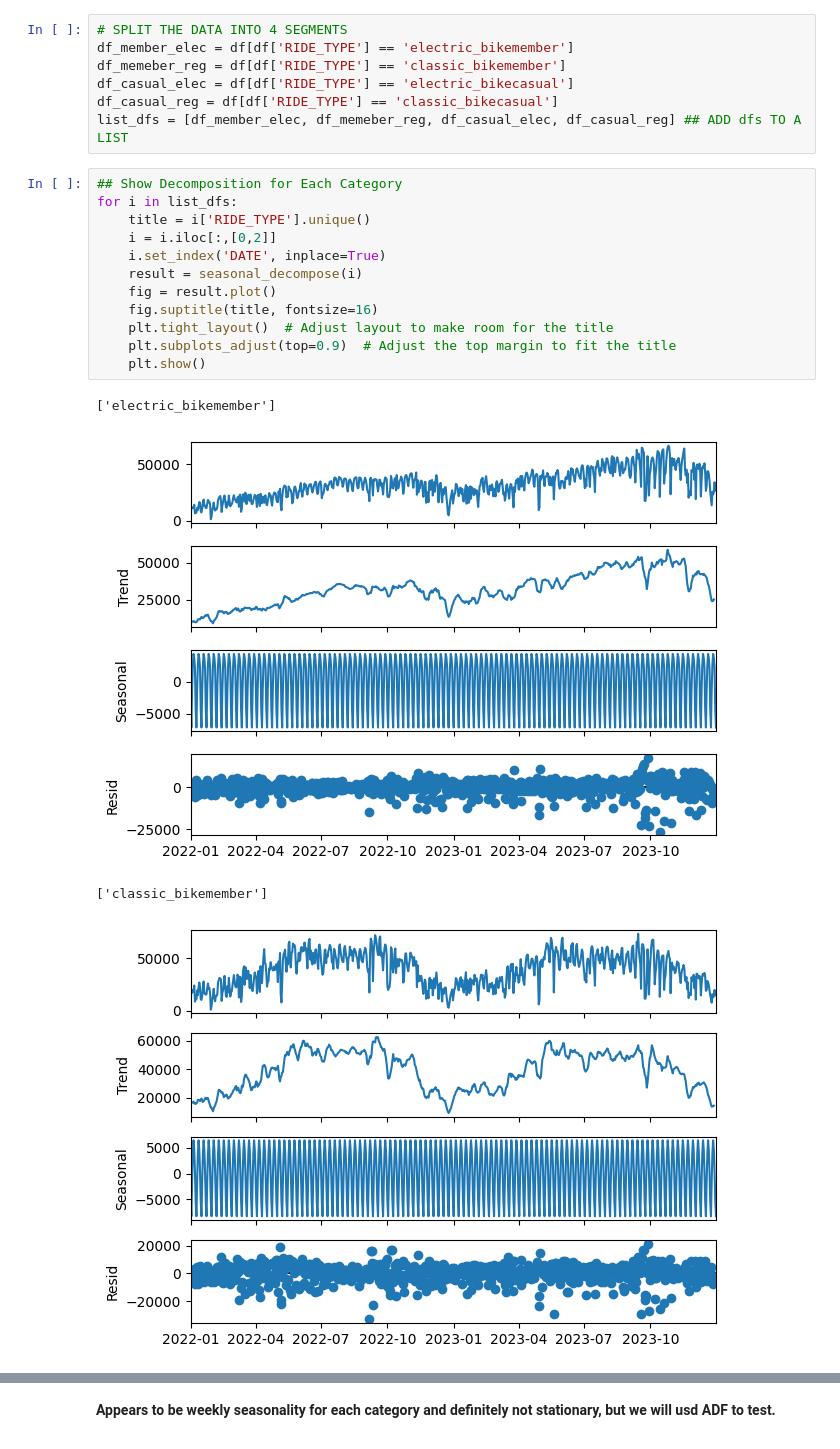
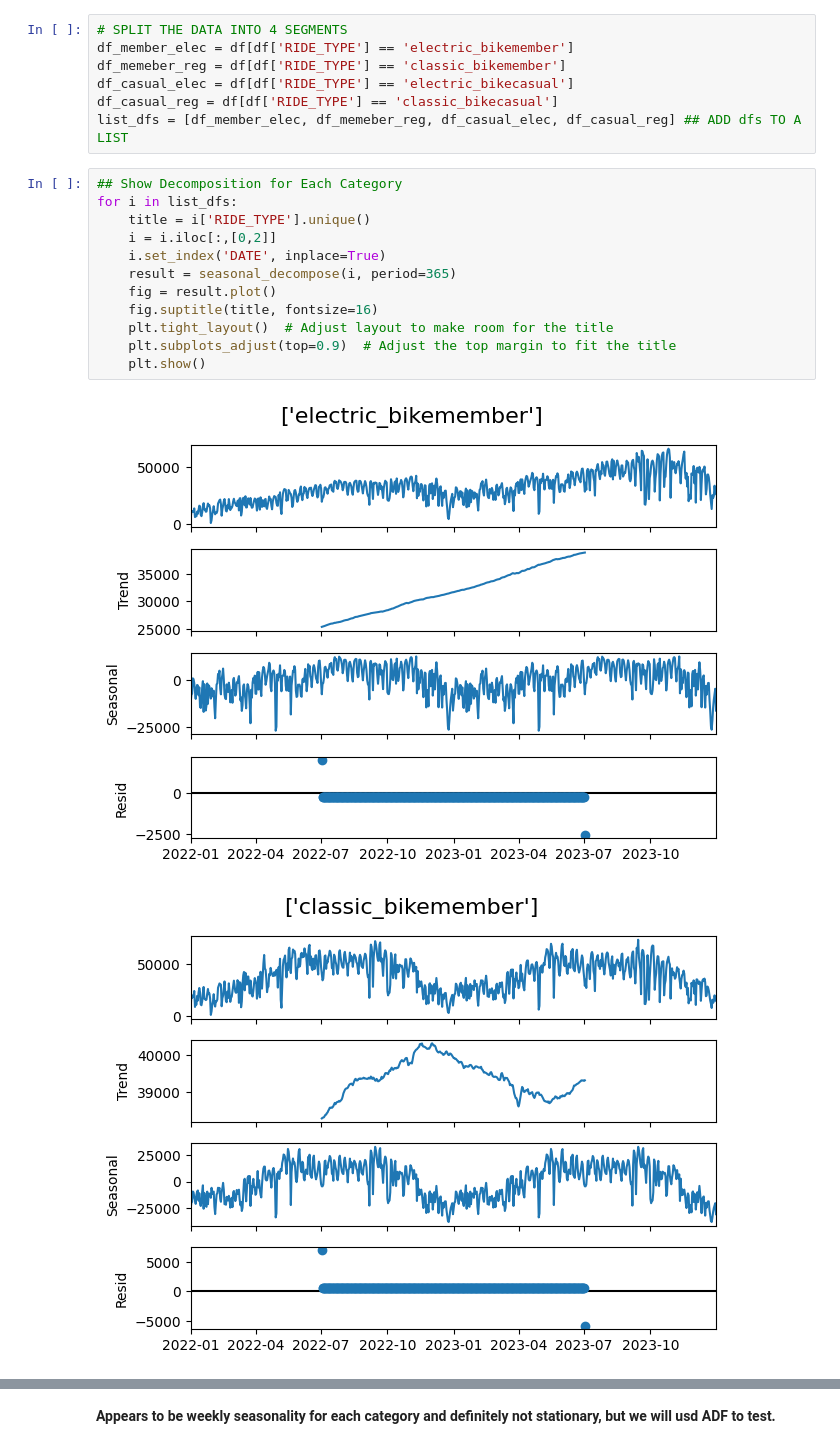
Before and after one commit to westonshuken/CitiBike-Analysis, a Jupyter notebook: Modeling.ipynb, the cells around one changed output, grey strips where cells are left out. Cells and saved outputs as stored; diff of their text form.

```diff
--- a/Modeling.ipynb
+++ b/Modeling.ipynb
@@ -140,17 +184,15 @@ list_dfs = [df_member_elec, df_memeber_reg, df_casual_elec, df_casual_reg] ## AD
 # %%
 ## Show Decomposition for Each Category
 for i in list_dfs:
     title = i['RIDE_TYPE'].unique()
     i = i.iloc[:,[0,2]]
     i.set_index('DATE', inplace=True)
-    result = seasonal_decompose(i)
+    result = seasonal_decompose(i, period=365)
     fig = result.plot()
     fig.suptitle(title, fontsize=16)
     plt.tight_layout()  # Adjust layout to make room for the title
     plt.subplots_adjust(top=0.9)  # Adjust the top margin to fit the title
     plt.show()
 # %% [output]
-['electric_bikemember']
-[figure, old version]
+[figure, new version]
-['classic_bikemember']
-[figure, old version]
+[figure, new version]
```
Also changed, not shown: parts of 69 cells of this notebook.
